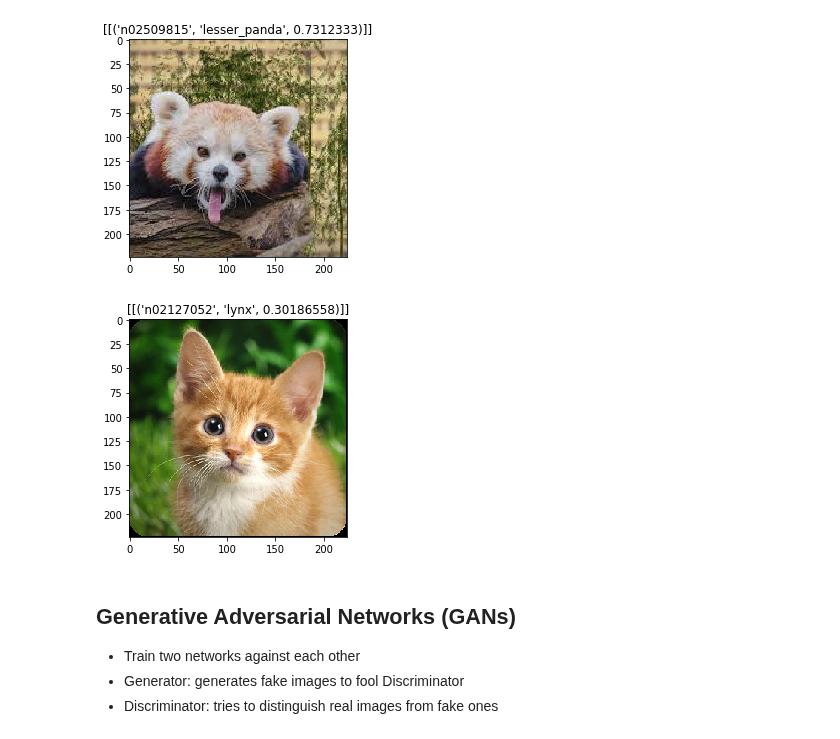
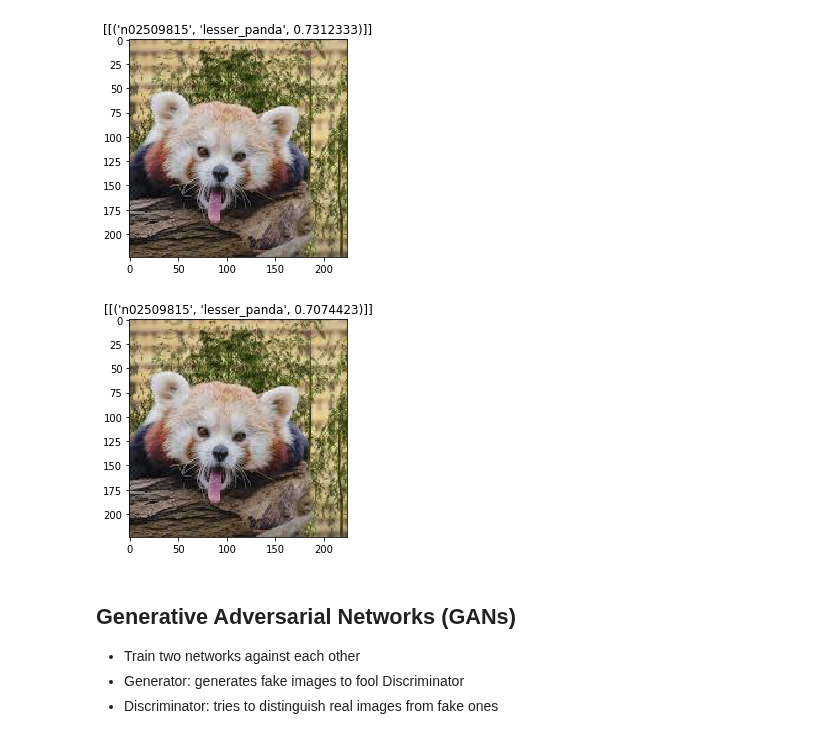
Before and after one commit to lisaong/mldds-courseware, a Jupyter notebook: 03_TextImage/adversarial.ipynb, the cells around one changed output. Drawn from its saved outputs; the diff is of its cells as text; code cells hidden in the pictures.

```diff
--- a/03_TextImage/adversarial.ipynb
+++ b/03_TextImage/adversarial.ipynb
@@ -92,34 +92,35 @@ preprocessing = (np.array([104, 116, 123]), 1)
 fmodel = foolbox.models.KerasModel(ResNet50(), bounds=(0, 255),
                                    preprocessing=preprocessing)
 
 # Apply attack on source image
 # https://foolbox.readthedocs.io/en/latest/modules/attacks/gradient.html
 # Adds the sign of the gradient to the image, gradually increasing the
 # magnitude until the image is misclassified.
 attack = foolbox.attacks.FGSM(fmodel)
 
 #image, label = foolbox.utils.imagenet_example()
 
 # Labels: https://github.com/Microsoft/ELL-models/blob/master/models/ILSVRC2012/categories.txt
 image_path = './assets/adversarial/panda.jpg'
 label = 388 # lesser panda
 image = resize_and_crop_image(image_path, width, height)
+image = np.asarray(image, dtype=np.float32)
 
 #x = Image.open(image_path)
 #x = x.resize((width, height))
 #x = np.asarray(x, dtype=np.float32)
 #x = x[:, :, :3]
 #adversarial = attack(x[:, :, ::-1], label)
 #x = preprocess_input(x)
 adversarial = attack(image[:, :, ::-1], label)
 y = model.predict(np.expand_dims(adversarial, axis=0))
 preds = decode_predictions(y, top=1)
 
 plt.imshow(adversarial[:, :, ::-1] / 255)  # ::-1 to convert BGR to RGB
 plt.title(preds)
 plt.show()
 # %% [output]
-[figure, old version]
+[figure, new version]
 # %% [markdown]
 ## Generative Adversarial Networks (GANs)
 
```
Also changed, not shown: parts of 3 cells of this notebook, 3 other files.
